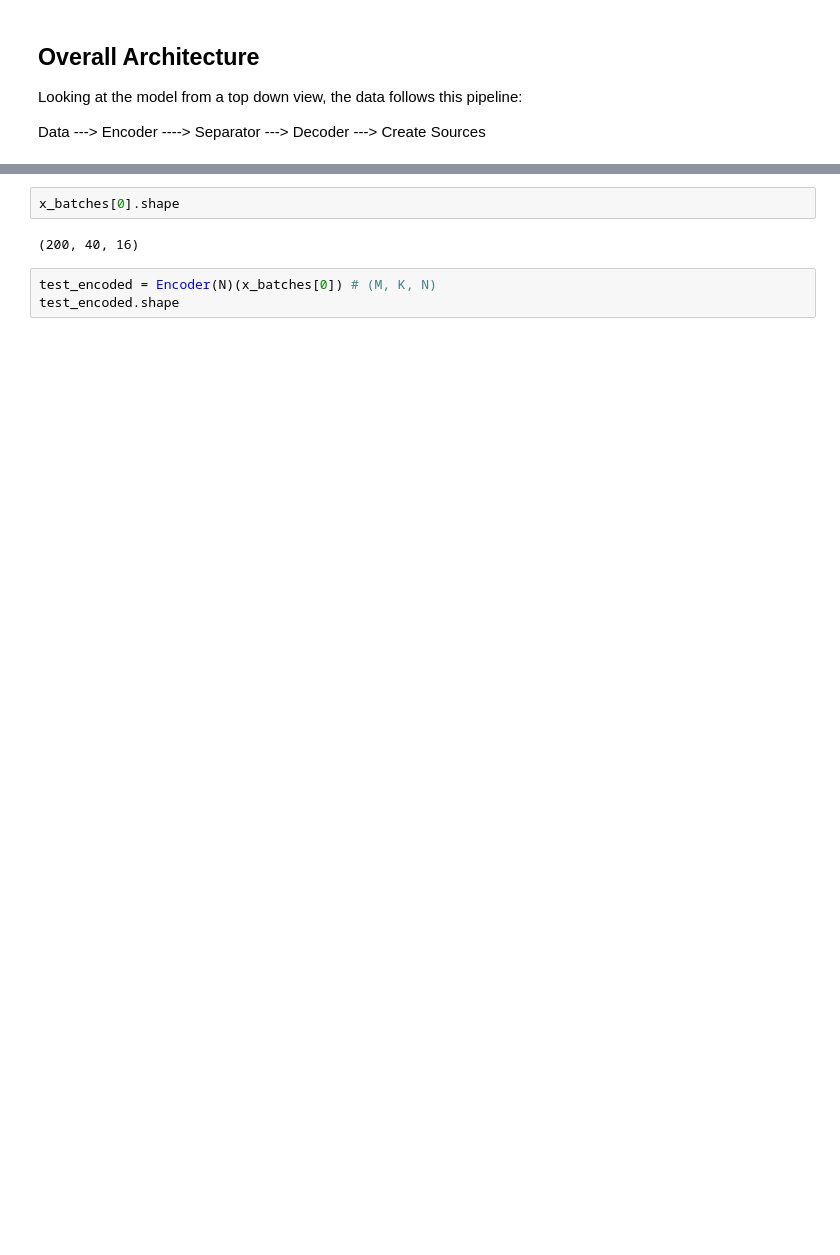
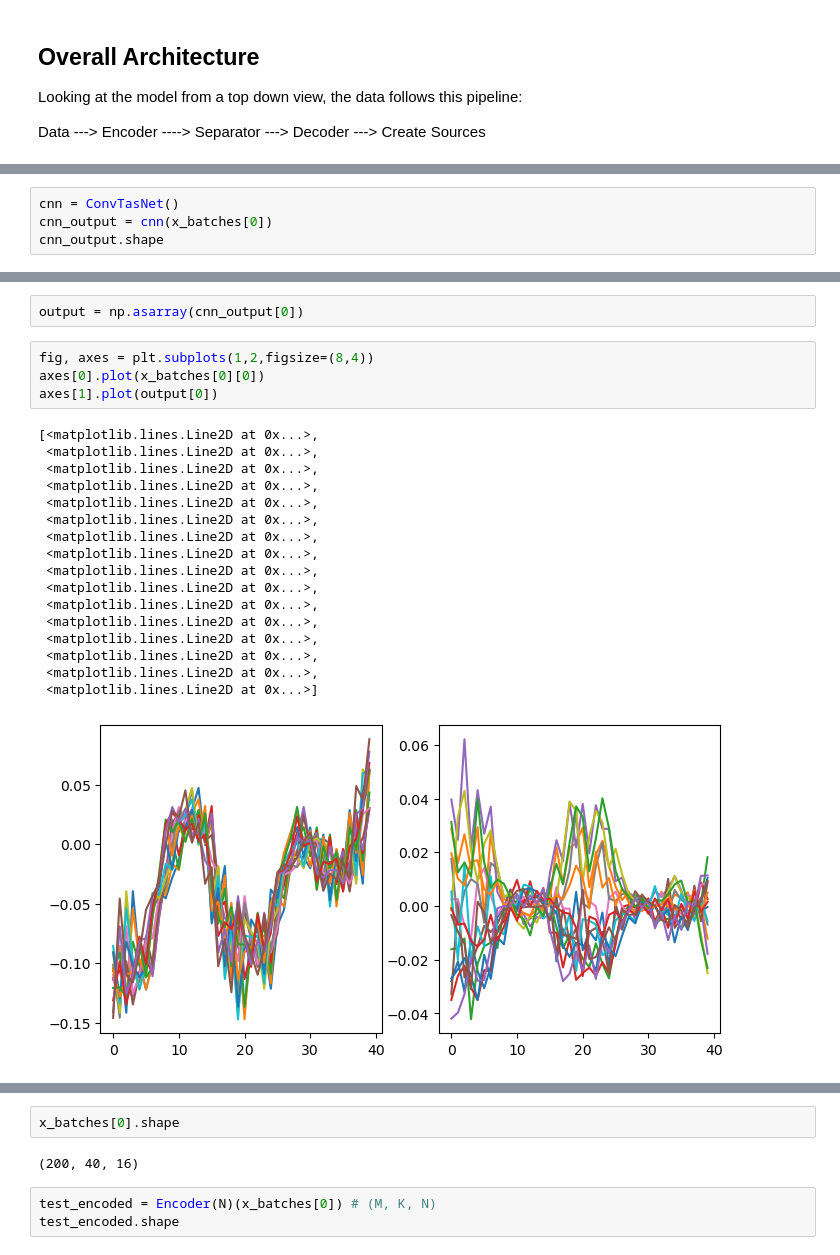
Before and after one commit to jambory/MusicSourceSeparation, a Jupyter notebook: nn_implementation/testing_convtas.ipynb, the cells around one changed output, grey strips where cells are left out. Cells and saved outputs as stored; diff of their text form; blank space fills up the shorter version.

```diff
--- a/nn_implementation/testing_convtas.ipynb
+++ b/nn_implementation/testing_convtas.ipynb
@@ -136,0 +105,4 @@ class ConvTasNet(models.Model):
+# %%
+cnn = ConvTasNet()
+cnn_output = cnn(x_batches[0])
+cnn_output.shape
@@ -137,3 +129,27 @@ class ConvTasNet(models.Model):
+# %%
+output = np.asarray(cnn_output[0])
+# %%
+fig, axes = plt.subplots(1,2,figsize=(8,4))
+axes[0].plot(x_batches[0][0])
+axes[1].plot(output[0])
+# %% [output]
+[<matplotlib.lines.Line2D at 0x...>,
+ <matplotlib.lines.Line2D at 0x...>,
+ <matplotlib.lines.Line2D at 0x...>,
+ <matplotlib.lines.Line2D at 0x...>,
+ <matplotlib.lines.Line2D at 0x...>,
+ <matplotlib.lines.Line2D at 0x...>,
+ <matplotlib.lines.Line2D at 0x...>,
+ <matplotlib.lines.Line2D at 0x...>,
+ <matplotlib.lines.Line2D at 0x...>,
+ <matplotlib.lines.Line2D at 0x...>,
+ <matplotlib.lines.Line2D at 0x...>,
+ <matplotlib.lines.Line2D at 0x...>,
+ <matplotlib.lines.Line2D at 0x...>,
+ <matplotlib.lines.Line2D at 0x...>,
+ <matplotlib.lines.Line2D at 0x...>,
+ <matplotlib.lines.Line2D at 0x...>]
+[figure, added]
 # %%
 class Encoder(layers.Layer):
     """
```
Also changed, not shown: parts of 14 cells of this notebook, 4 other files.
